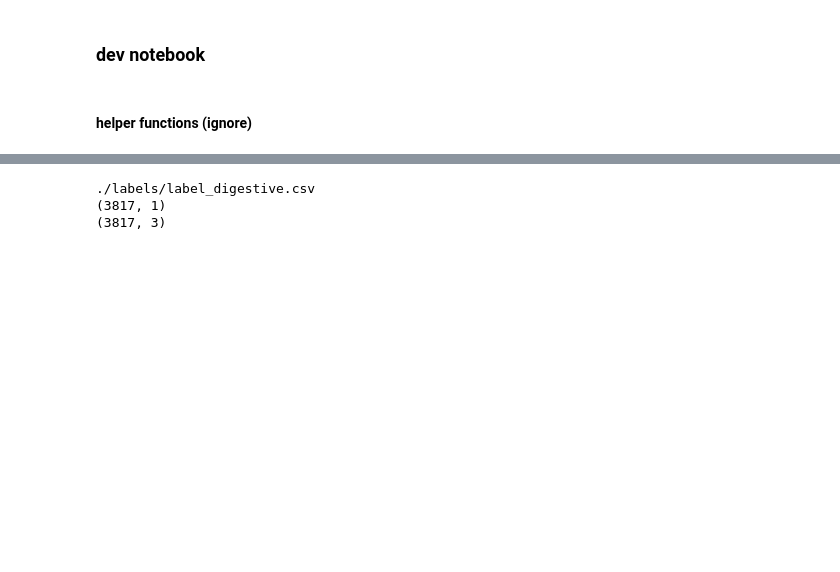
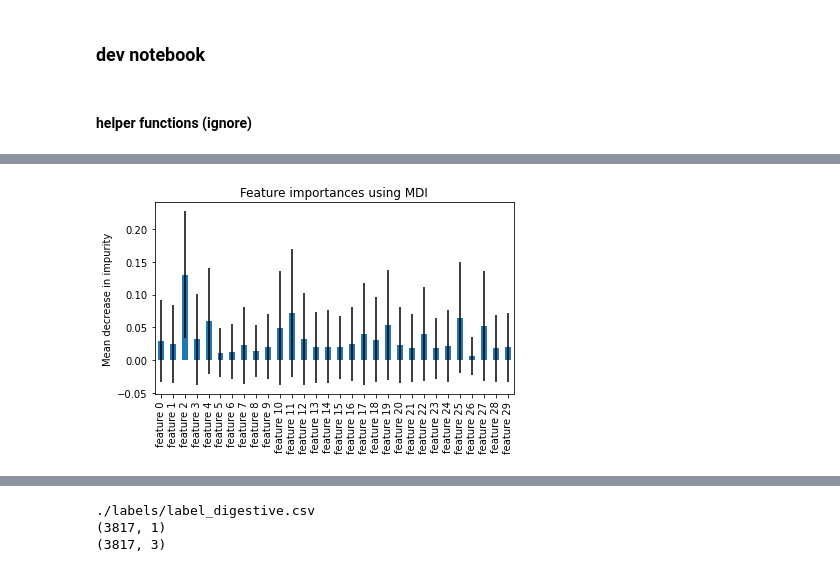
Before and after one commit to syzhang/bfl_extract, a Jupyter notebook: dev_clf.ipynb, the cells around one changed output, grey strips where cells are left out. Saved outputs shown, nothing was run; the diff lists cells and outputs as text; code cells hidden in the pictures; blank space fills up the shorter version.

```diff
--- a/dev_clf.ipynb
+++ b/dev_clf.ipynb
@@ -113,0 +331,5 @@ def load_mask(img_data):
+# %%
+feature_names = [f'feature {i}' for i in range(X_train.shape[1])]
+feature_imp = feature_importance(forest, feature_names)
+# %% [output]
+[figure, added]
```
Also changed, not shown: parts of 121 cells of this notebook.
